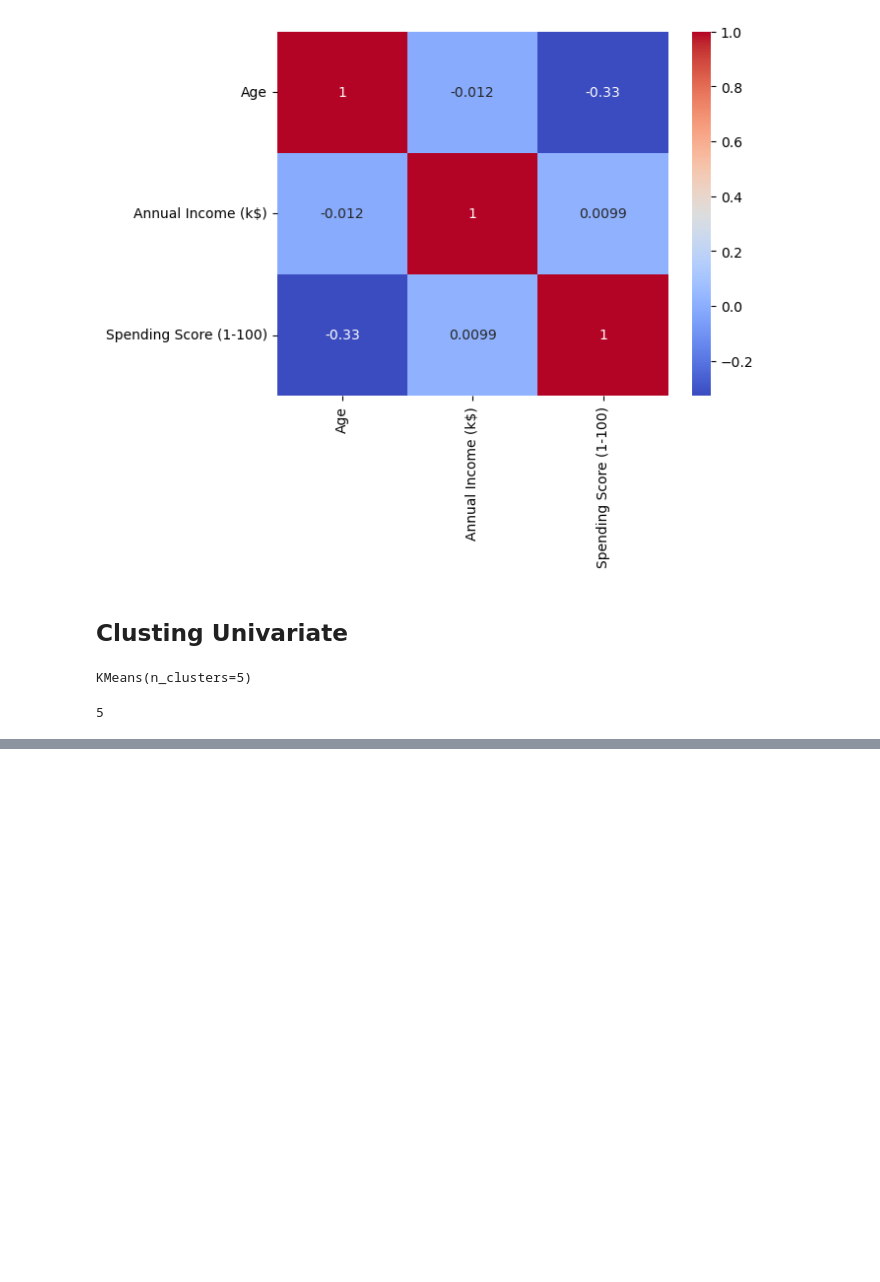
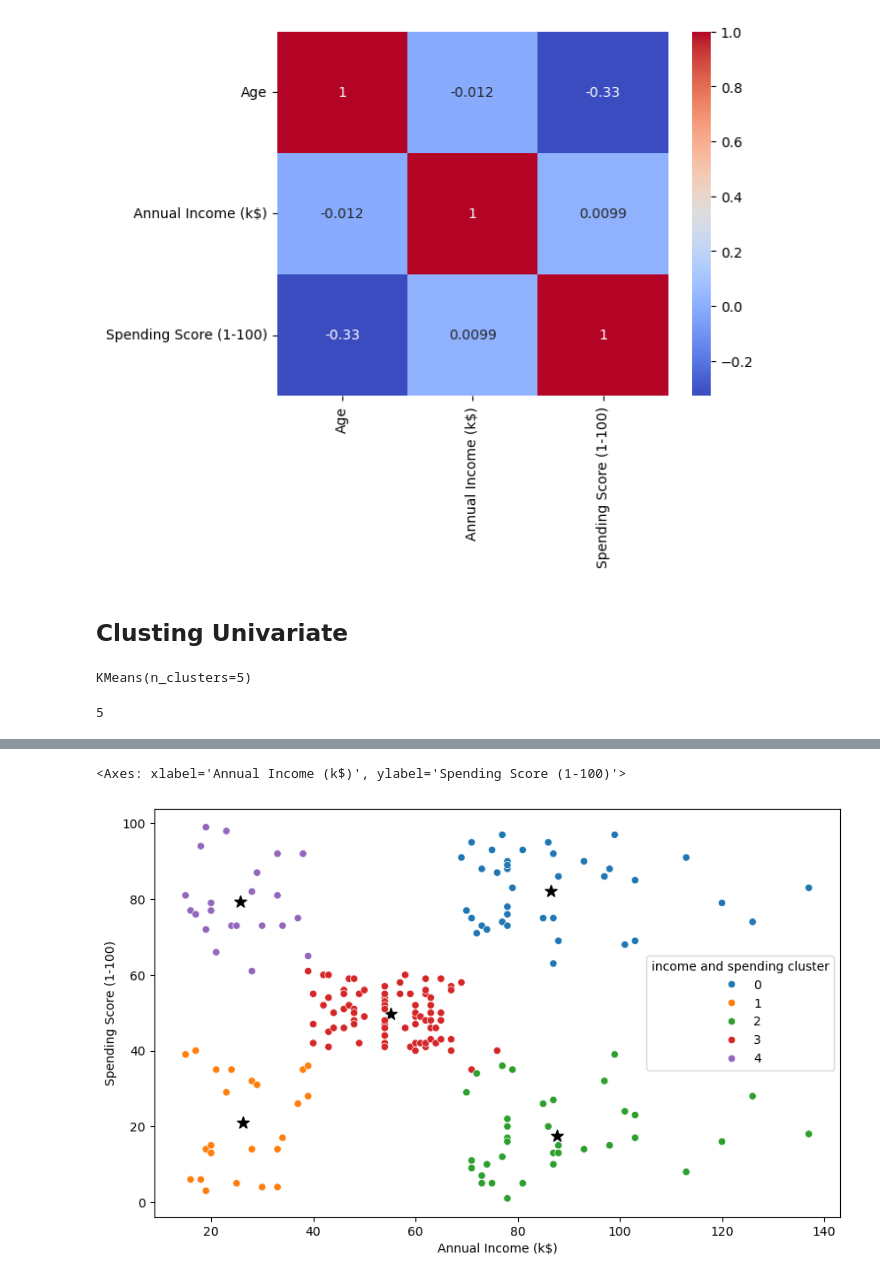
Before and after one commit to M3nnoun/Data-analysis, a Jupyter notebook: segment-shopping-customers/main.ipynb, the cells around one changed output, grey strips where cells are left out. Saved outputs shown, nothing was run; the diff lists cells and outputs as text; code cells hidden in the pictures; blank space fills up the shorter version.

```diff
--- a/segment-shopping-customers/main.ipynb
+++ b/segment-shopping-customers/main.ipynb
@@ -208,0 +267,4 @@ clustring_by1.inertia_
+# %%
+clustring_by2=KMeans(n_clusters=5)
+clustring_by2.fit(df[['Annual Income (k$)','Spending Score (1-100)']])
+df['income and spending cluster']=clustring_by2.labels_
@@ -208,0 +281,9 @@ clustring_by1.inertia_
+# %%
+centers=pd.DataFrame(clustring_by2.cluster_centers_,columns=['X','Y'])
+# %%
+plt.figure(figsize=(10,6))
+plt.scatter(x=centers['X'],y=centers['Y'],marker='*',c='black',s=100)
+sns.scatterplot(data=df,x='Annual Income (k$)',y='Spending Score (1-100)',hue='income and spending cluster',palette='tab10')
+# %% [output]
+<Axes: xlabel='Annual Income (k$)', ylabel='Spending Score (1-100)'>
+[figure, added]
```
Also changed, not shown: parts of 30 cells of this notebook.
